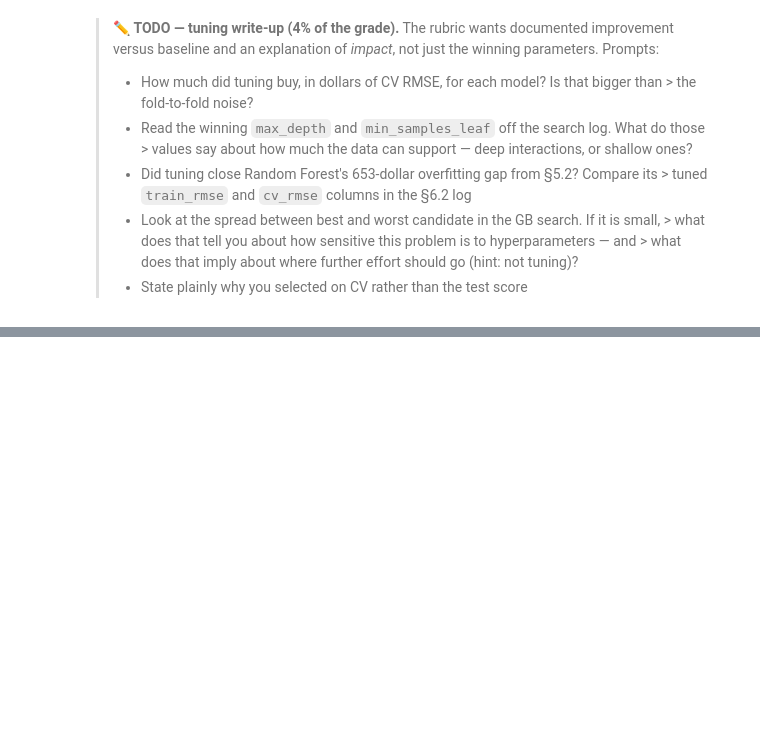
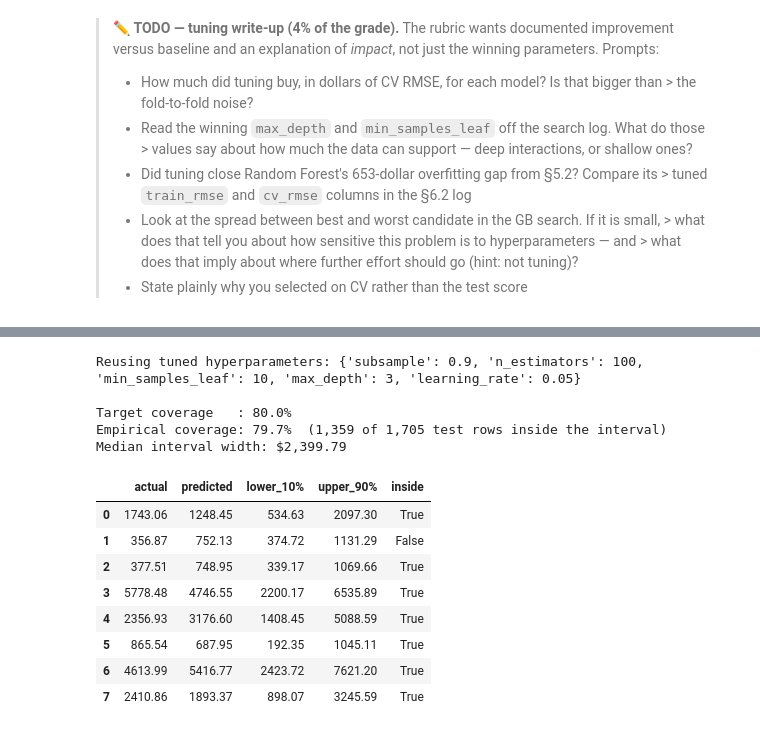
Before and after one commit to marcusteoh/bigmart-sales-forecaster, a Jupyter notebook: BigMart_Sales_Prediction.ipynb, the cells around one changed output, grey strips where cells are left out. Cells and saved outputs as stored; diff of their text form; code cells hidden in the pictures; blank space fills up the shorter version.

```diff
--- a/BigMart_Sales_Prediction.ipynb
+++ b/BigMart_Sales_Prediction.ipynb
@@ -1689,0 +1943,49 @@ Test-set scores (reported, NOT used for selection):
+# %%
+## Fit quantile models to produce an 80% prediction interval
+
+# Reuse the tuned hyperparameters so the interval models behave like the point model,
+# changing only the loss function they optimise.
+tuned_params = {k.replace('model__', ''): v for k, v in gb_search.best_params_.items()}
+print('Reusing tuned hyperparameters:', tuned_params)
+
+lower_pipeline = bp.build_pipeline(GradientBoostingRegressor(
+    loss='quantile', alpha=0.10, random_state=RANDOM_STATE, **tuned_params))
+upper_pipeline = bp.build_pipeline(GradientBoostingRegressor(
+    loss='quantile', alpha=0.90, random_state=RANDOM_STATE, **tuned_params))
+
+lower_pipeline.fit(X_train, y_train)
+upper_pipeline.fit(X_train, y_train)
+
+lower_pred = np.clip(lower_pipeline.predict(X_test), 0, None)
+upper_pred = upper_pipeline.predict(X_test)
+
+inside = ((y_test.to_numpy() >= lower_pred) & (y_test.to_numpy() <= upper_pred))
+print(f'\nTarget coverage   : 80.0%')
+print(f'Empirical coverage: {inside.mean() * 100:.1f}%  '
+      f'({inside.sum():,} of {len(inside):,} test rows inside the interval)')
+print(f'Median interval width: ${np.median(upper_pred - lower_pred):,.2f}')
+
+# Show a handful of concrete examples, which is what the app will display.
+example = pd.DataFrame({
+    'actual': y_test.to_numpy()[:8],
+    'predicted': final_pred[:8],
+    'lower_10%': lower_pred[:8],
+    'upper_90%': upper_pred[:8],
+}).round(2)
+example['inside'] = inside[:8]
+display(example)
+# %% [output]
+Reusing tuned hyperparameters: {'subsample': 0.9, 'n_estimators': 100, 'min_samples_leaf': 10, 'max_depth': 3, 'learning_rate': 0.05}
+
+Target coverage   : 80.0%
+Empirical coverage: 79.7%  (1,359 of 1,705 test rows inside the interval)
+Median interval width: $2,399.79
+|  | actual | predicted | lower_10% | upper_90% | inside |
+| 0 | 1743.06 | 1248.45 | 534.63 | 2097.30 | True |
+| 1 | 356.87 | 752.13 | 374.72 | 1131.29 | False |
+| 2 | 377.51 | 748.95 | 339.17 | 1069.66 | True |
+| 3 | 5778.48 | 4746.55 | 2200.17 | 6535.89 | True |
+| 4 | 2356.93 | 3176.60 | 1408.45 | 5088.59 | True |
+| 5 | 865.54 | 687.95 | 192.35 | 1045.11 | True |
+| 6 | 4613.99 | 5416.77 | 2423.72 | 7621.20 | True |
+| 7 | 2410.86 | 1893.37 | 898.07 | 3245.59 | True |
```
Also changed, not shown: parts of 16 cells of this notebook, 4 other files.
